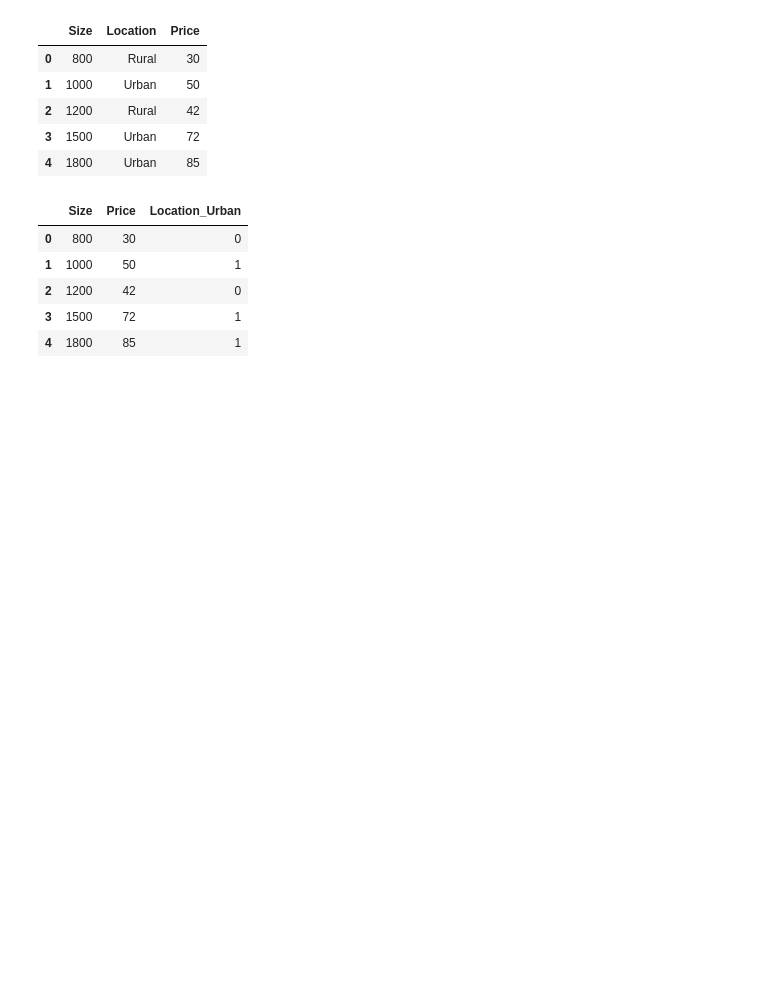
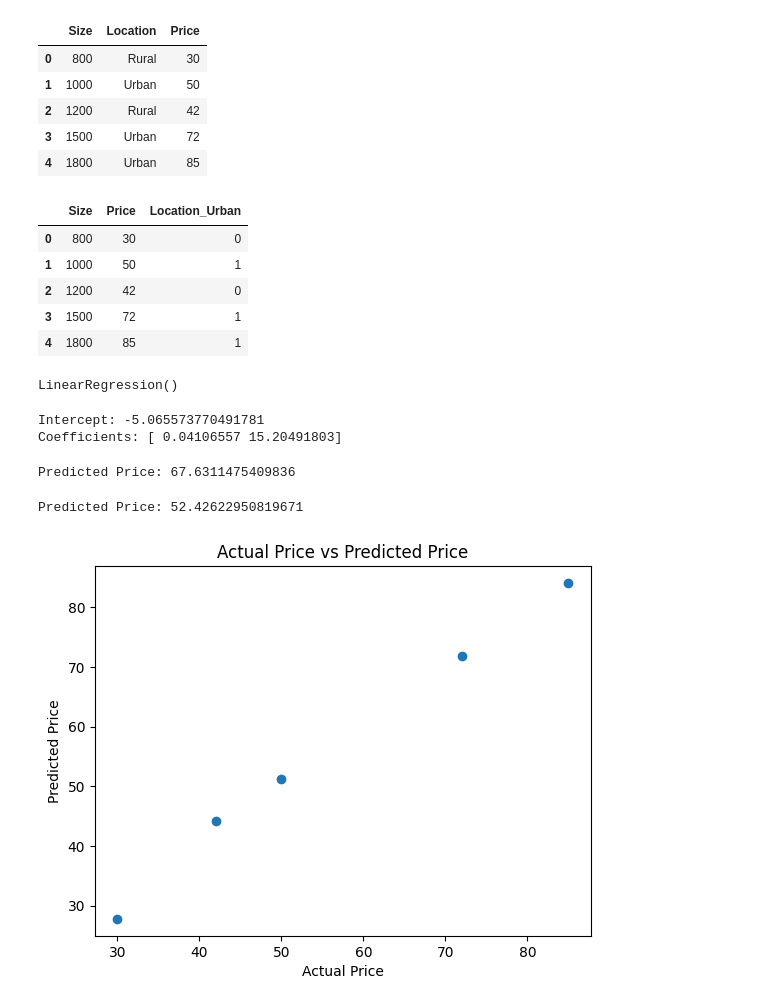
Before and after one commit to akshudurairaj/Applied-Machine-Learning, a Jupyter notebook: AML_Linear_regression.ipynb, the cells around one changed output. Saved outputs shown, nothing was run; the diff lists cells and outputs as text; code cells hidden in the pictures; blank space fills up the shorter version.

```diff
--- a/AML_Linear_regression.ipynb
+++ b/AML_Linear_regression.ipynb
@@ -255,0 +259,47 @@ df_encoded
+# %%
+from sklearn.model_selection import train_test_split
+X = df_encoded[["Size", "Location_Urban"]]
+y = df_encoded["Price"]
+X_train, X_test, y_train, y_test = train_test_split(X, y, test_size=0.2, random_state=42)
+# %%
+from sklearn.linear_model import LinearRegression
+
+model = LinearRegression()
+# %%
+model.fit(X, y)
+# %% [output]
+LinearRegression()
+# %%
+print("Intercept:", model.intercept_)
+print("Coefficients:", model.coef_)
+# %% [output]
+Intercept: -5.065573770491781
+Coefficients: [ 0.04106557 15.20491803]
+# %%
+prediction = model.predict([[1400, 1]])
+
+print("Predicted Price:", prediction[0])
+# %% [output]
+Predicted Price: 67.6311475409836
+# %%
+prediction = model.predict([[1400, 0]])
+
+print("Predicted Price:", prediction[0])
+# %% [output]
+Predicted Price: 52.42622950819671
+# %%
+import matplotlib.pyplot as plt
+
+# Get predictions
+y_pred = model.predict(X)
+
+# Plot actual vs predicted
+plt.scatter(y, y_pred)
+
+plt.xlabel("Actual Price")
+plt.ylabel("Predicted Price")
+plt.title("Actual Price vs Predicted Price")
+
+plt.show()
+# %% [output]
+[figure, added]
```
Also changed, not shown: parts of 16 cells of this notebook.
